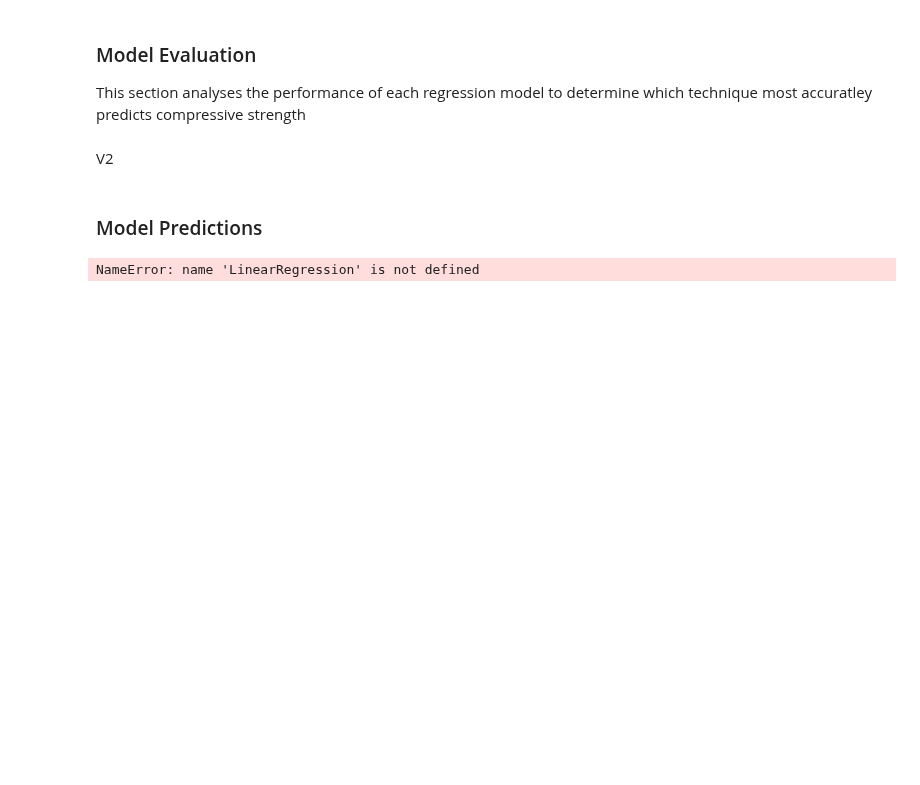
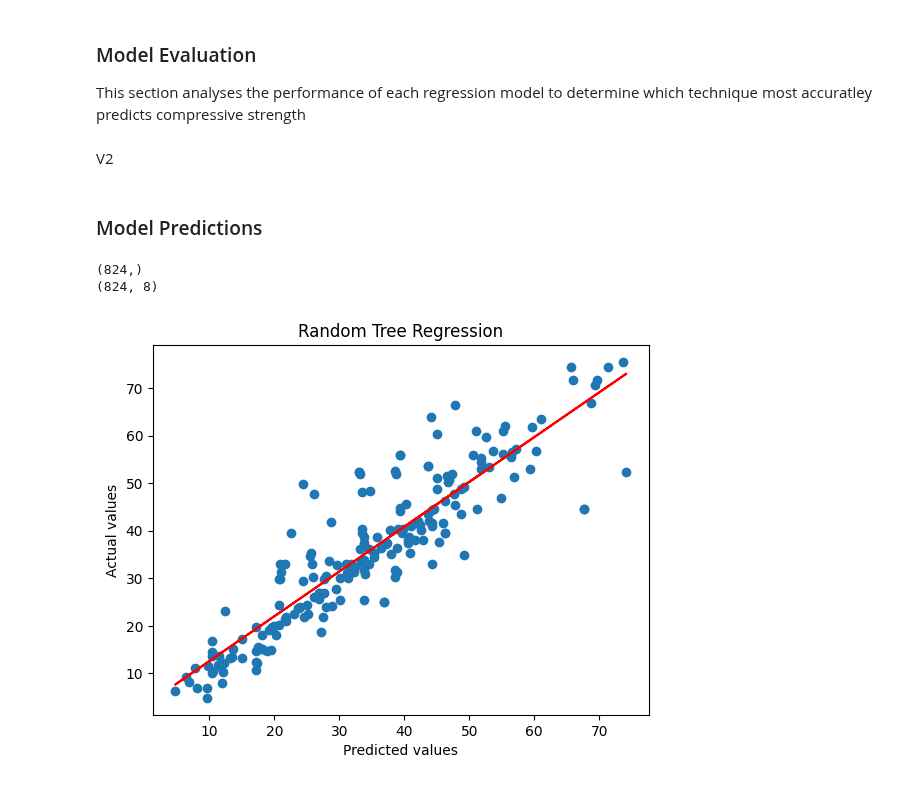
Before and after one commit to 124890/Comp-Challenge---2023-4, a Jupyter notebook: Code.ipynb, the cells around one changed output. Saved outputs shown, nothing was run; the diff lists cells and outputs as text; code cells hidden in the pictures; blank space fills up the shorter version.

Commit message:
Model eval
Models tested individually

```diff
--- a/Code.ipynb
+++ b/Code.ipynb
@@ -45,0 +77,16 @@ print(X_train)
+# %%
+X_train, X_test, y_train, y_test = train_test_split(X, y, test_size=0.2, random_state=42)
+
+# Creating a preprocessing pipeline that imputes missing values with the mean
+# and scales features to have zero mean and unit variance.
+preprocessing_pipeline = Pipeline([
+    ('imputer', SimpleImputer(strategy='mean')),
+    ('scaler', StandardScaler())
+])
+
+# Applying the preprocessing steps to the training data and transforming the test data using the same transformations.
+X_train_preprocessed = preprocessing_pipeline.fit_transform(X_train)
+X_test_preprocessed = preprocessing_pipeline.transform(X_test)
+
+print(X_train_preprocessed.shape)
+print(y_train.shape)
@@ -259,14 +304,2 @@ def ridge_regression(X, y):
 
     return y_pred
-# %%
-# Create a KNN Regression model
-regressor = KNeighborsRegressor(n_neighbors=5)
-
-# Fit the model
-regressor.fit(X_train, y_train)
-
-# Make predictions
-y_pred = regressor.predict(X_test)
-
-# Print the R2 score
-print(f"R2 Score: {r2_score(y_test, y_pred)}")
@@ -350,8 +456,24 @@ for r in range(1, len(X.columns) + 1):
             print(f'Model: {model.__class__.__name__}, Variables: {variables}, Score: {np.mean(scores)}')
 # %% [markdown]
 ### Model Predictions
-# %%
-#use the chosen regression method to predict compresive strngth based on the values given
-help(LinearRegression)
-# %% [output]
-NameError: name 'LinearRegression' is not defined
+# %%
+#plot decision tree y_pred against y_test
+
+print(y_train.shape)
+print(X_train_preprocessed.shape)
+
+y_= decision_tree_regression(X_train_preprocessed, y_train)
+plt.scatter(y_, y_test)
+plt.xlabel("Predicted values")
+plt.ylabel("Actual values")
+plt.title("Random Tree Regression")
+#add a trendline
+z = np.polyfit(y_, y_test, 1)
+p = np.poly1d(z)
+plt.plot(y_,p(y_), color='red')
+
+plt.show()
+# %% [output]
+(824,)
+(824, 8)
+[figure, added]
```
Also changed, not shown: parts of 14 cells of this notebook.
